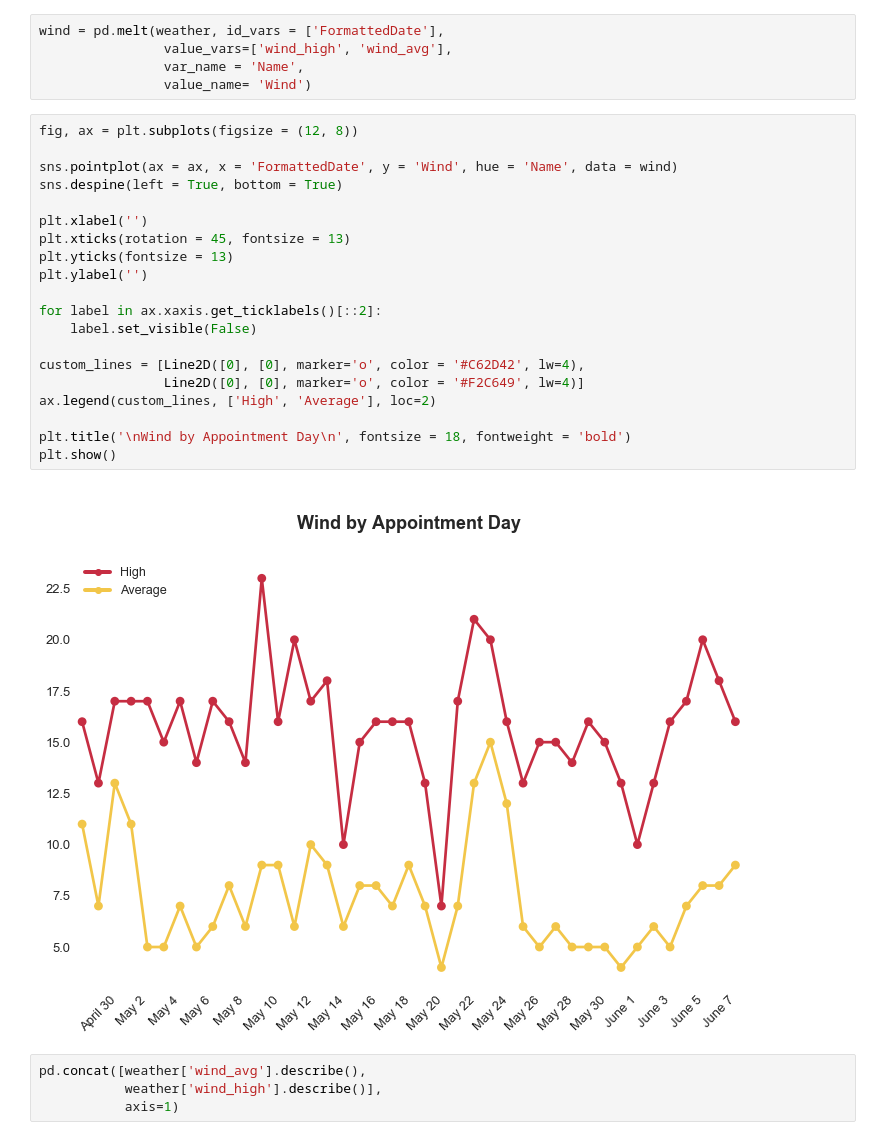
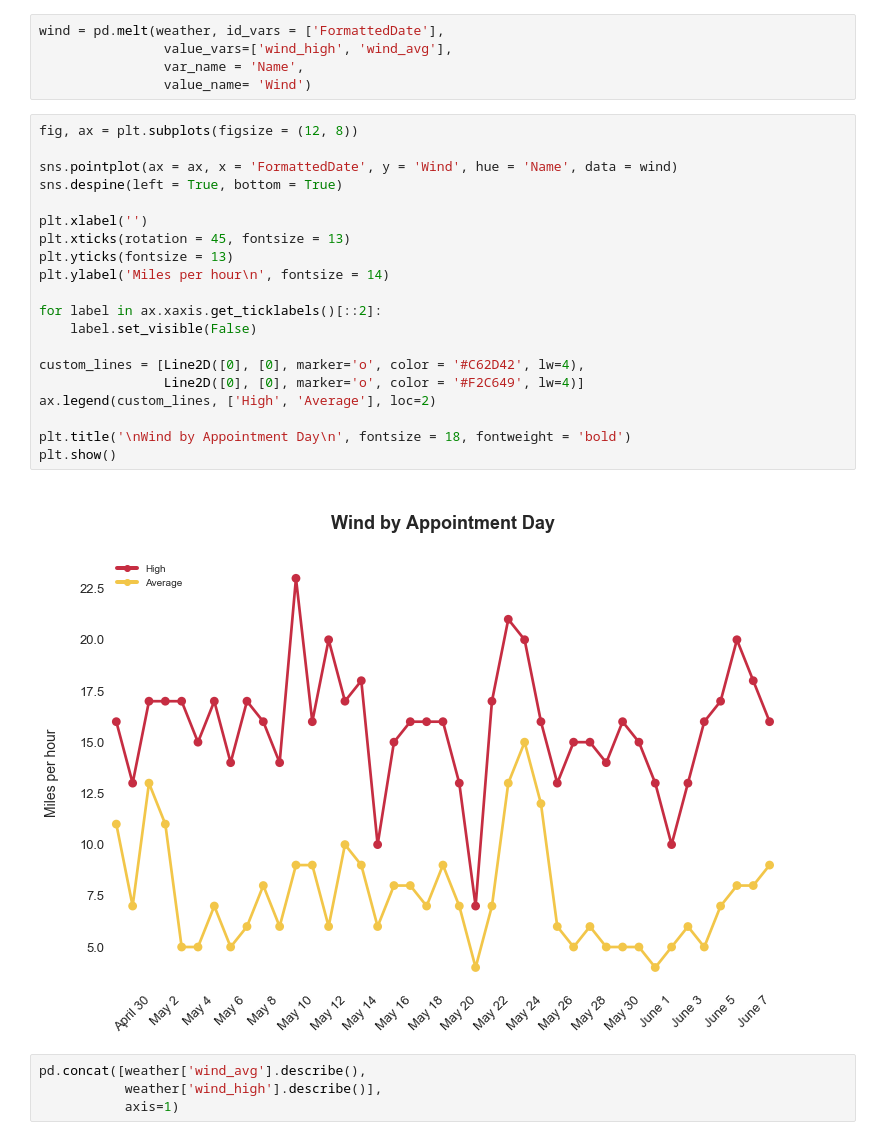
Before and after one commit to jaclynrich/appt-no-show, a Jupyter notebook: appt-no-show.ipynb, the cells around one changed output. Cells and saved outputs as stored; diff of their text form.

```diff
--- a/appt-no-show.ipynb
+++ b/appt-no-show.ipynb
@@ -1654,25 +1643,25 @@ wind = pd.melt(weather, id_vars = ['FormattedDate'],
 # %%
 fig, ax = plt.subplots(figsize = (12, 8))
 
 sns.pointplot(ax = ax, x = 'FormattedDate', y = 'Wind', hue = 'Name', data = wind)
 sns.despine(left = True, bottom = True)
 
 plt.xlabel('')
 plt.xticks(rotation = 45, fontsize = 13)
 plt.yticks(fontsize = 13)
-plt.ylabel('')
+plt.ylabel('Miles per hour\n', fontsize = 14)
 
 for label in ax.xaxis.get_ticklabels()[::2]:
     label.set_visible(False)
 
 custom_lines = [Line2D([0], [0], marker='o', color = '#C62D42', lw=4),
                 Line2D([0], [0], marker='o', color = '#F2C649', lw=4)]
 ax.legend(custom_lines, ['High', 'Average'], loc=2)
 
 plt.title('\nWind by Appointment Day\n', fontsize = 18, fontweight = 'bold')
 plt.show()
 # %% [output]
-[figure, old version]
+[figure, new version]
 # %%
 pd.concat([weather['wind_avg'].describe(),
            weather['wind_high'].describe()],
```
Also changed, not shown: parts of 33 cells of this notebook.
